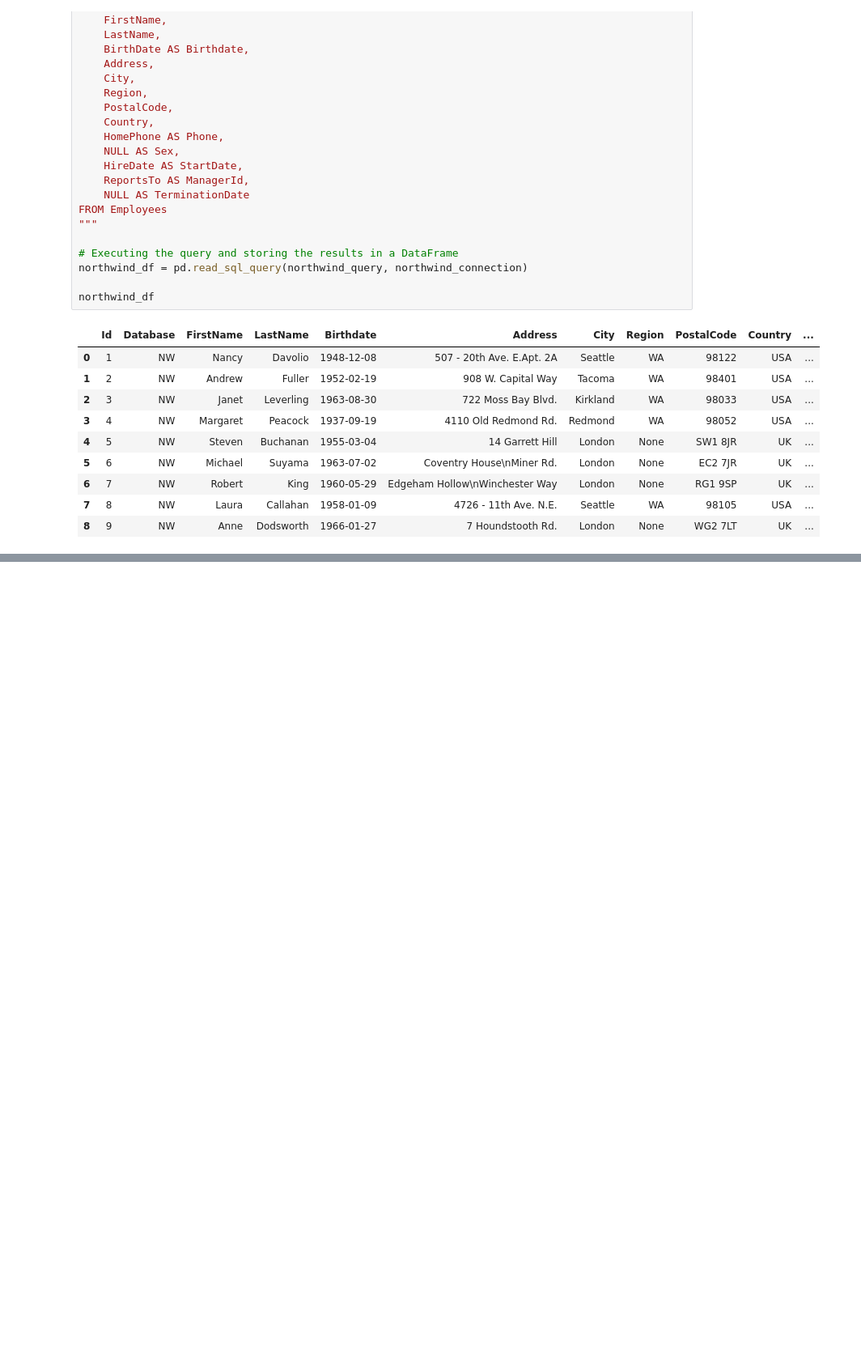
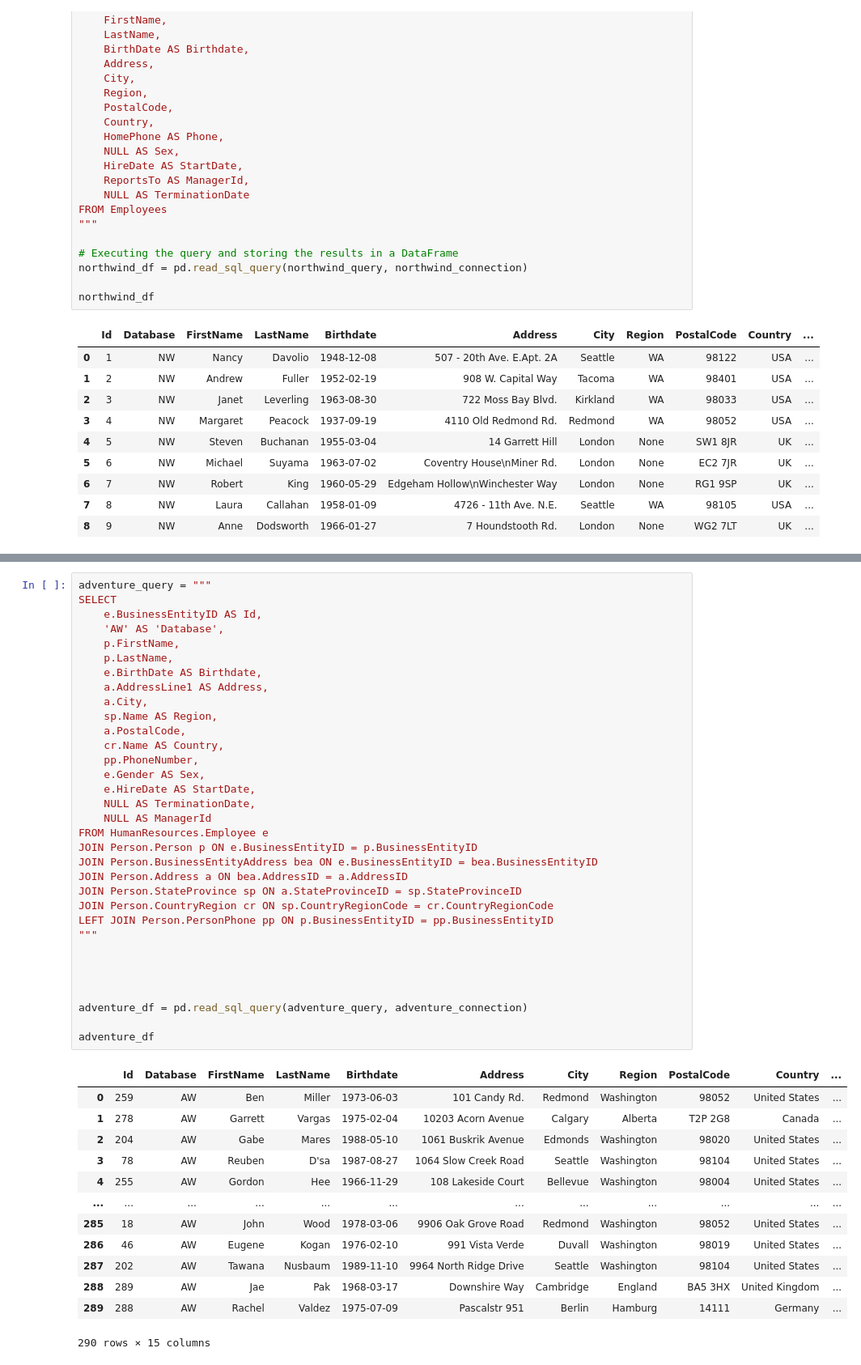
Before and after one commit to MaxHB01/undbtest, a Jupyter notebook: notebooks/employee.ipynb, the cells around one changed output, grey strips where cells are left out. Shown: that part at 81% size. Saved outputs shown, nothing was run; the diff lists cells and outputs as text; blank space fills up the shorter version.

```diff
--- a/notebooks/employee.ipynb
+++ b/notebooks/employee.ipynb
@@ -56,0 +98,47 @@ northwind_df
+# %%
+adventure_query = """
+SELECT
+    e.BusinessEntityID AS Id,
+    'AW' AS 'Database',
+    p.FirstName,
+    p.LastName,
+    e.BirthDate AS Birthdate,
+    a.AddressLine1 AS Address,
+    a.City,
+    sp.Name AS Region,
+    a.PostalCode,
+    cr.Name AS Country,
+    pp.PhoneNumber,
+    e.Gender AS Sex,
+    e.HireDate AS StartDate,
+    NULL AS TerminationDate,
+    NULL AS ManagerId
+FROM HumanResources.Employee e
+JOIN Person.Person p ON e.BusinessEntityID = p.BusinessEntityID
+JOIN Person.BusinessEntityAddress bea ON e.BusinessEntityID = bea.BusinessEntityID
+JOIN Person.Address a ON bea.AddressID = a.AddressID
+JOIN Person.StateProvince sp ON a.StateProvinceID = sp.StateProvinceID
+JOIN Person.CountryRegion cr ON sp.CountryRegionCode = cr.CountryRegionCode
+LEFT JOIN Person.PersonPhone pp ON p.BusinessEntityID = pp.BusinessEntityID
+"""
+
+
+
+
+adventure_df = pd.read_sql_query(adventure_query, adventure_connection)
+
+adventure_df
+# %% [output]
+|  | Id | Database | FirstName | LastName | Birthdate | Address | City | Region | PostalCode | Country | ... |
+| 0 | 259 | AW | Ben | Miller | 1973-06-03 | 101 Candy Rd. | Redmond | Washington | 98052 | United States | ... |
+| 1 | 278 | AW | Garrett | Vargas | 1975-02-04 | 10203 Acorn Avenue | Calgary | Alberta | T2P 2G8 | Canada | ... |
+| 2 | 204 | AW | Gabe | Mares | 1988-05-10 | 1061 Buskrik Avenue | Edmonds | Washington | 98020 | United States | ... |
+| 3 | 78 | AW | Reuben | D'sa | 1987-08-27 | 1064 Slow Creek Road | Seattle | Washington | 98104 | United States | ... |
+| 4 | 255 | AW | Gordon | Hee | 1966-11-29 | 108 Lakeside Court | Bellevue | Washington | 98004 | United States | ... |
+| ... | ... | ... | ... | ... | ... | ... | ... | ... | ... | ... | ... |
+| 285 | 18 | AW | John | Wood | 1978-03-06 | 9906 Oak Grove Road | Redmond | Washington | 98052 | United States | ... |
+| 286 | 46 | AW | Eugene | Kogan | 1976-02-10 | 991 Vista Verde | Duvall | Washington | 98019 | United States | ... |
+| 287 | 202 | AW | Tawana | Nusbaum | 1989-11-10 | 9964 North Ridge Drive | Seattle | Washington | 98104 | United States | ... |
+| 288 | 289 | AW | Jae | Pak | 1968-03-17 | Downshire Way | Cambridge | England | BA5 3HX | United Kingdom | ... |
+| 289 | 288 | AW | Rachel | Valdez | 1975-07-09 | Pascalstr 951 | Berlin | Hamburg | 14111 | Germany | ... |
+290 rows × 15 columns
```
Also changed, not shown: parts of 2 cells of this notebook.
